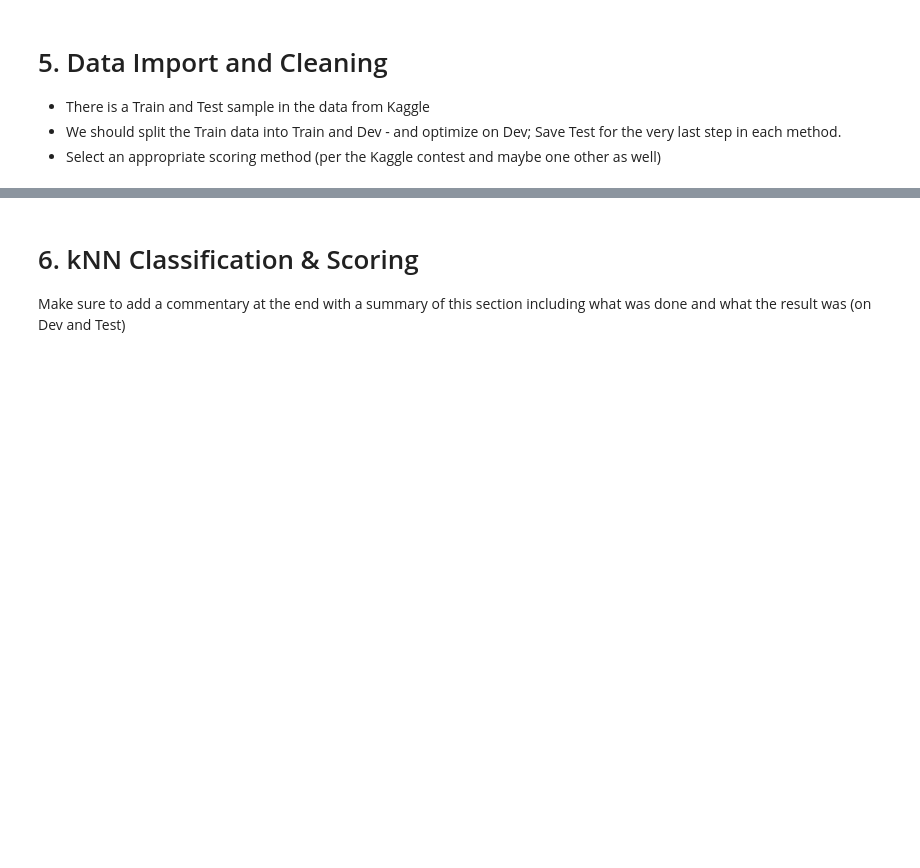
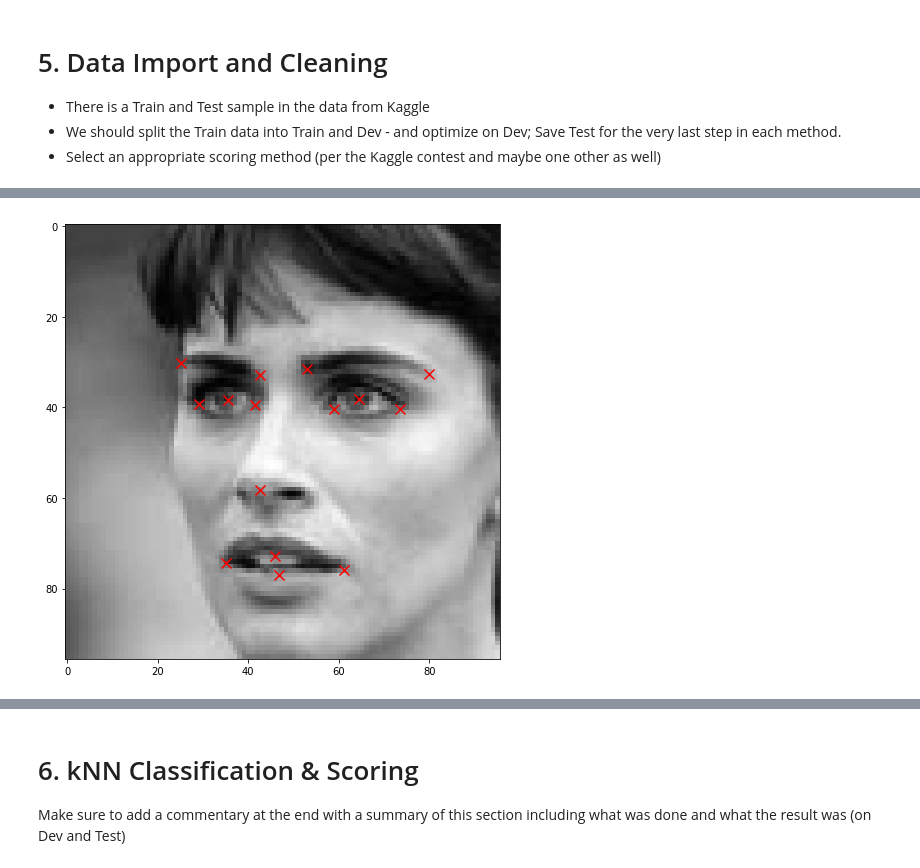
Before and after one commit to Shirleyhywl/W207_ALSY_FinalProject-1, a Jupyter notebook: W207_ALSY_FinalProject_Baseline_R1.ipynb, the cells around one changed output, grey strips where cells are left out. Drawn from its saved outputs; the diff is of its cells as text; code cells hidden in the pictures; blank space fills up the shorter version.

```diff
--- a/W207_ALSY_FinalProject_Baseline_R1.ipynb
+++ b/W207_ALSY_FinalProject_Baseline_R1.ipynb
@@ -337,3 +453,15 @@ plt.show()
+# %%
+keypoints_1 = train_y_flipped[0:1,:]
+keypoints_2 = keypoints_1.reshape(15,2)
+keypoints_3 = keypoints_2*48 + 48
+
+# Plot
+plt.figure(figsize=(8,8))
+plt.imshow(img_flipped,cmap='gray')
+plt.scatter(keypoints_3[:,0],keypoints_3[:,1],c='r',marker="x", s=100)
+plt.show()
+# %% [output]
+[figure, added]
 # %%
 # Look at variability in training data using nose tip - element 10 (x is feature 20 and y is feature 21 in the train_y matrix- indexed from 0)
 # define nose data:
```
Also changed, not shown: parts of 36 cells of this notebook.
